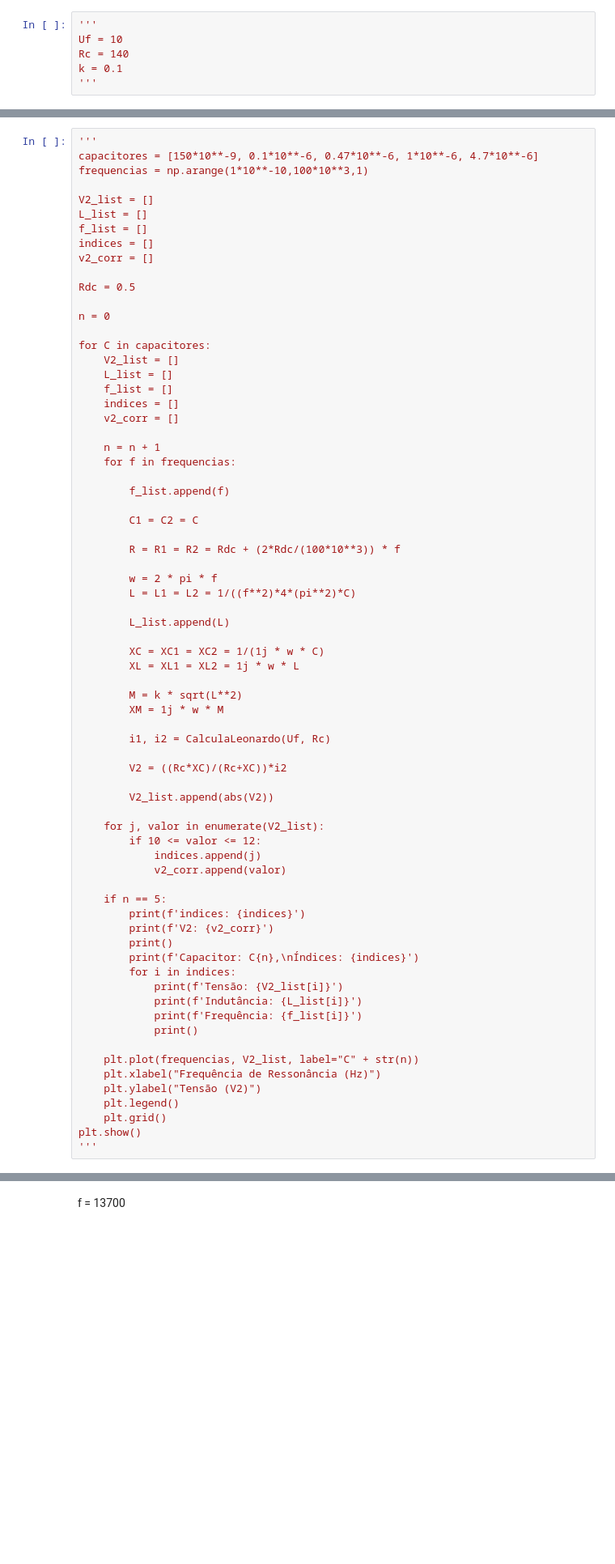
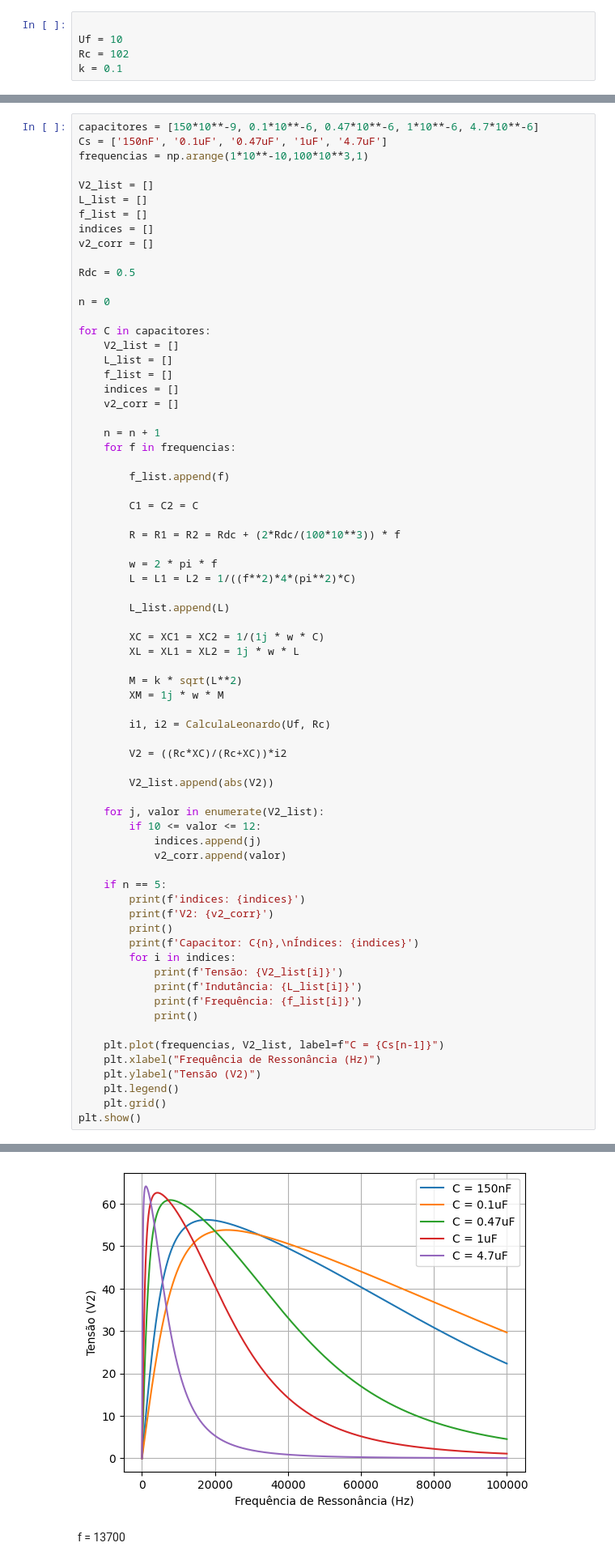
Before and after one commit to lnasser11/ProjetoEletroMag, a Jupyter notebook: projetoarrumado.ipynb, the cells around one changed output, grey strips where cells are left out. Shown at 81% size. Cells and saved outputs as stored; diff of their text form; blank space fills up the shorter version.

```diff
--- a/projetoarrumado.ipynb
+++ b/projetoarrumado.ipynb
@@ -52,8 +49,7 @@ def CalculaLeonardo(Uf, Rc):
     i=np.dot(linalg.inv(Z),V)
     return i[0], i[1]
 # %%
-'''
+
 Uf = 10
-Rc = 140
+Rc = 102
 k = 0.1
-'''
@@ -62,6 +56,6 @@ k = 0.1
 # %%
-'''
 capacitores = [150*10**-9, 0.1*10**-6, 0.47*10**-6, 1*10**-6, 4.7*10**-6]
+Cs = ['150nF', '0.1uF', '0.47uF', '1uF', '4.7uF']
 frequencias = np.arange(1*10**-10,100*10**3,1)
 
 V2_list = []
@@ -123,11 +117,10 @@ for C in capacitores:
             print(f'Frequência: {f_list[i]}')
             print()
 
-    plt.plot(frequencias, V2_list, label="C" + str(n))
+    plt.plot(frequencias, V2_list, label=f"C = {Cs[n-1]}")
     plt.xlabel("Frequência de Ressonância (Hz)")
     plt.ylabel("Tensão (V2)")
     plt.legend()
     plt.grid()
 plt.show()
-'''
 # %% [output]
@@ -135,3 +144,4 @@ plt.show()
+[figure, added]
 # %% [markdown]
 f = 13700
 # %%
```
Also changed, not shown: parts of 8 cells of this notebook, 3 other files.
